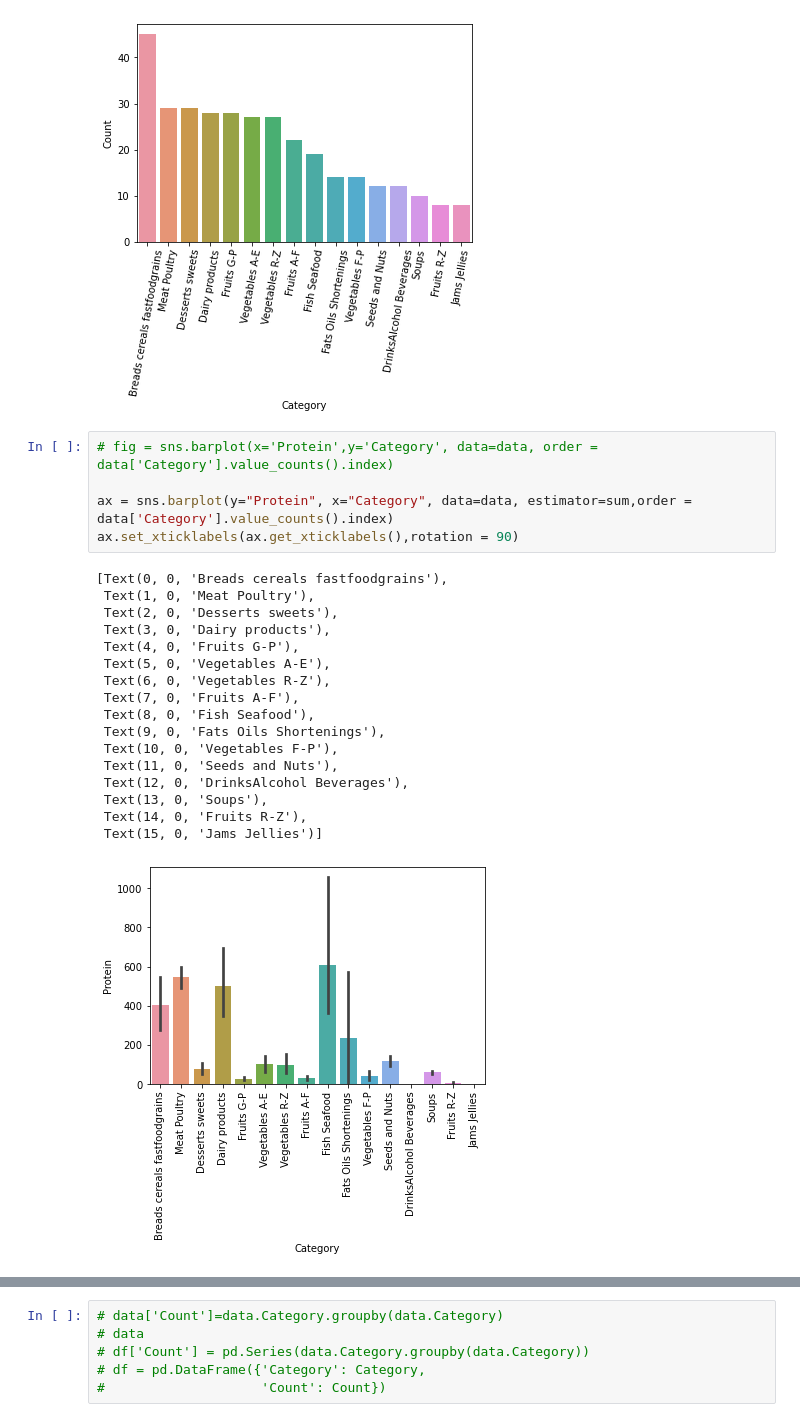
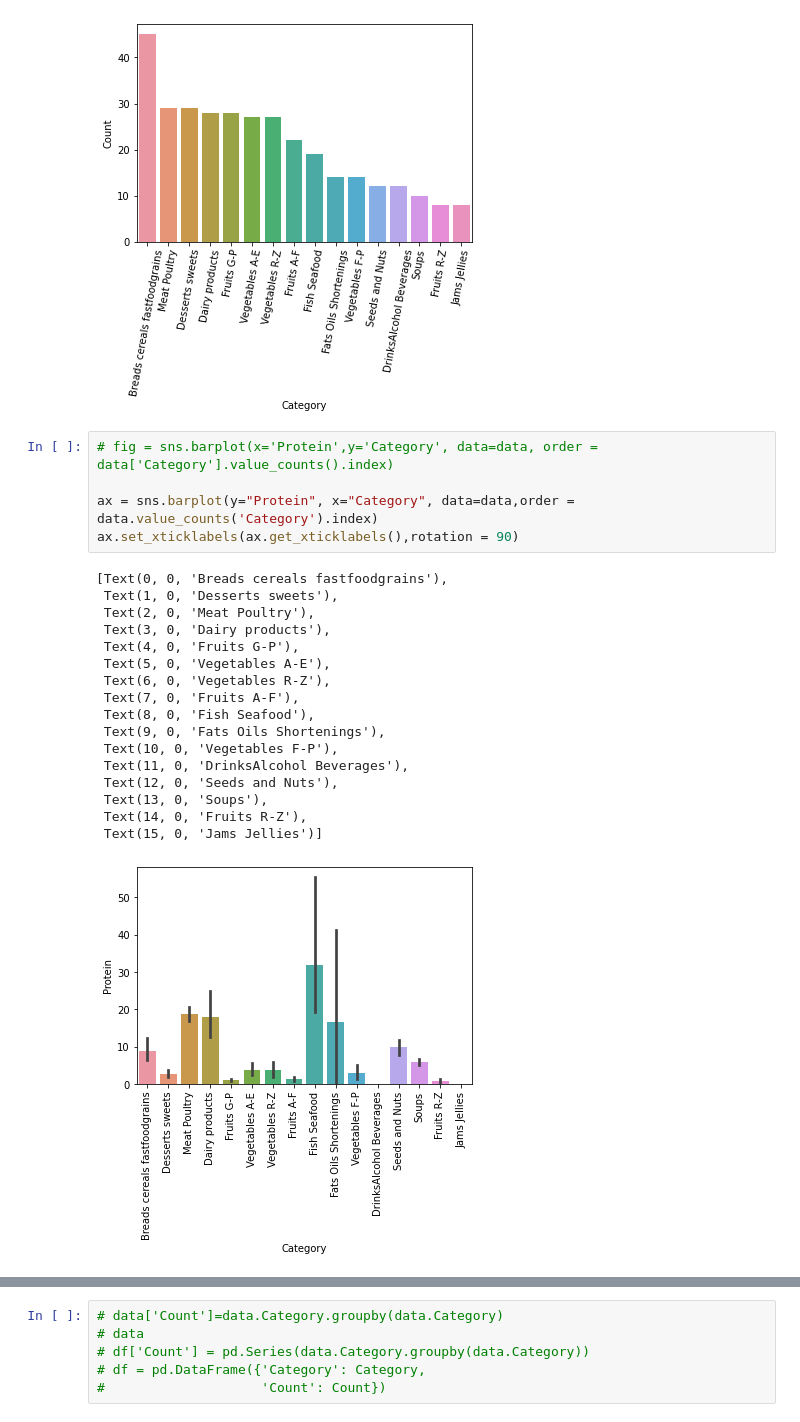
Before and after one commit to Rawanawh/Nutrition-facts-analysis, a Jupyter notebook: Nutrition project.ipynb, the cells around one changed output, grey strips where cells are left out. Cells and saved outputs as stored; diff of their text form.

```diff
--- a/Nutrition project.ipynb
+++ b/Nutrition project.ipynb
@@ -151,24 +151,24 @@ ax.set(xlabel='Category', ylabel='Count')
 # %%
 # fig = sns.barplot(x='Protein',y='Category', data=data, order = data['Category'].value_counts().index)
 
-ax = sns.barplot(y="Protein", x="Category", data=data, estimator=sum,order = data['Category'].value_counts().index)
+ax = sns.barplot(y="Protein", x="Category", data=data,order = data.value_counts('Category').index)
 ax.set_xticklabels(ax.get_xticklabels(),rotation = 90)
 # %% [output]
 [Text(0, 0, 'Breads cereals fastfoodgrains'),
- Text(1, 0, 'Meat Poultry'),
- Text(2, 0, 'Desserts sweets'),
+ Text(1, 0, 'Desserts sweets'),
+ Text(2, 0, 'Meat Poultry'),
  Text(3, 0, 'Dairy products'),
  Text(4, 0, 'Fruits G-P'),
  Text(5, 0, 'Vegetables A-E'),
  Text(6, 0, 'Vegetables R-Z'),
  Text(7, 0, 'Fruits A-F'),
  Text(8, 0, 'Fish Seafood'),
  Text(9, 0, 'Fats Oils Shortenings'),
  Text(10, 0, 'Vegetables F-P'),
- Text(11, 0, 'Seeds and Nuts'),
- Text(12, 0, 'DrinksAlcohol Beverages'),
+ Text(11, 0, 'DrinksAlcohol Beverages'),
+ Text(12, 0, 'Seeds and Nuts'),
  Text(13, 0, 'Soups'),
  Text(14, 0, 'Fruits R-Z'),
  Text(15, 0, 'Jams Jellies')]
-[figure, old version]
+[figure, new version]
 # %%
```
Also changed, not shown: parts of 2 cells of this notebook.
